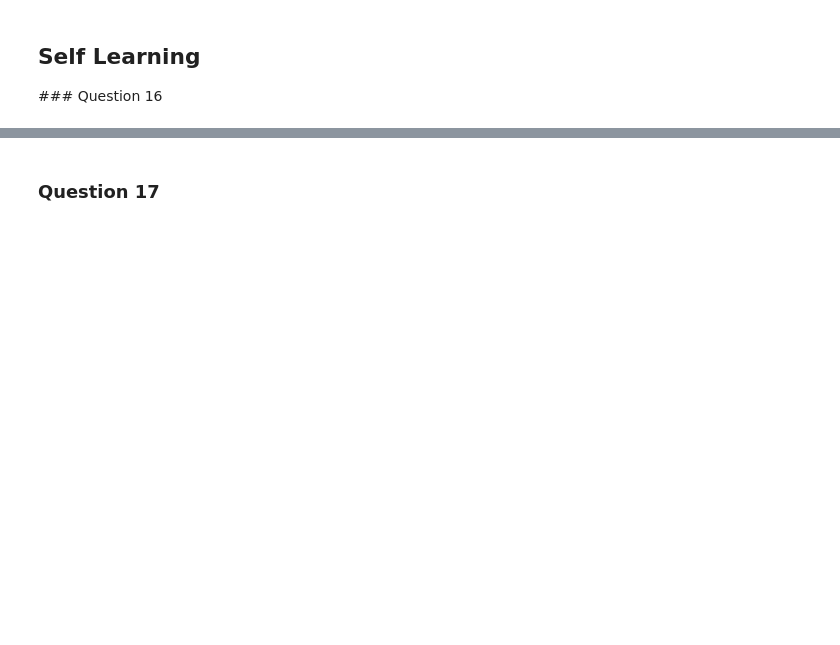
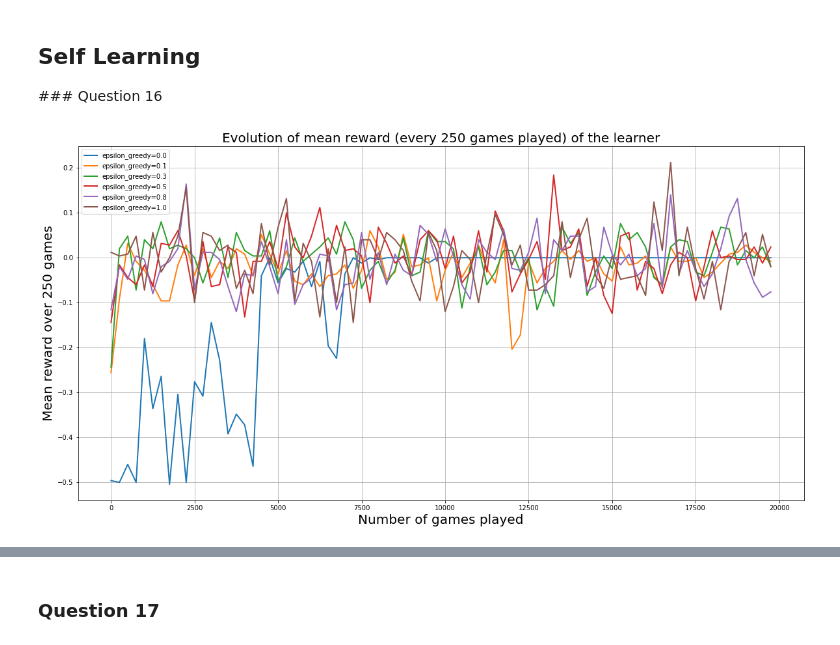
Before and after one commit to Ingloryon/ANN2022_TicTacToe, a Jupyter notebook: DeepQLearning.ipynb, the cells around one changed output, grey strips where cells are left out. Saved outputs shown, nothing was run; the diff lists cells and outputs as text; code cells hidden in the pictures; blank space fills up the shorter version.

```diff
--- a/DeepQLearning.ipynb
+++ b/DeepQLearning.ipynb
@@ -110,22 +117,24 @@ plots_several_trainings_subfigures(values_mopt_mrng14, names14, training14.TEST_
 # %%
 # Part 2.1.2
 epsilon_opts = [0.0, 0.1, 0.3, 0.5, 0.8, 1.0]
 
 values16 = []
 values_mopt_mrng16 = []
 names16 = []
 epochs = 0
 avg_step = 0
 
 for epsilon_opt in epsilon_opts:
     training16 = DeepQTraining()
     training16.train(lambda ep: epsilon_opt, epsilon_opt, self_training=True)
     epochs = training16.epoch
     avg_step = training16.AVG_STEP
 
     values16.append(training16.avg_reward)
     values_mopt_mrng16.append([training16.score_test_opt, training16.score_test_rng])
-    names16.append(f"epsilon_opt={epsilon_opt}")
+    names16.append(f"epsilon_greedy={epsilon_opt}")
 
 plots_several_trainings(values16, names16, avg_step, epochs)
+# %% [output]
+[figure, added]
 # %%
```
Also changed, not shown: parts of 10 cells of this notebook, 1 other file.
